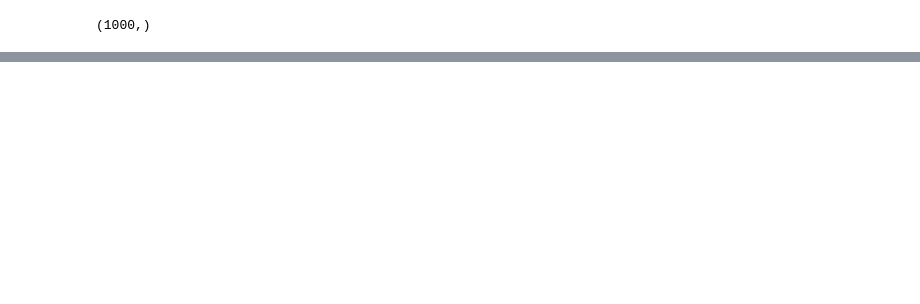
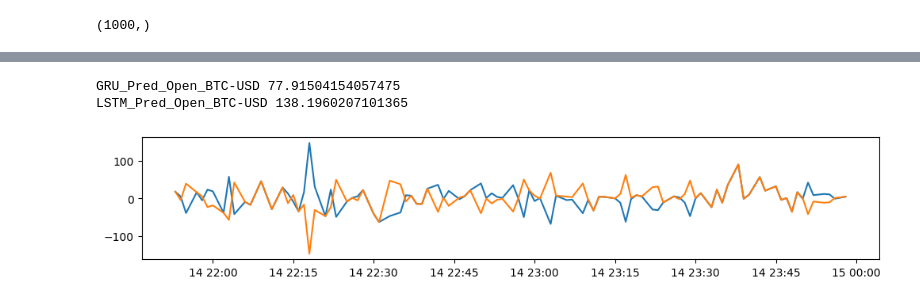
Before and after one commit to IlayeeSade/TINGS, a Jupyter notebook: Stock_methods.ipynb, the cells around one changed output, grey strips where cells are left out. Cells and saved outputs as stored; diff of their text form; code cells hidden in the pictures; blank space fills up the shorter version.

```diff
--- a/Stock_methods.ipynb
+++ b/Stock_methods.ipynb
@@ -286,0 +331,17 @@ plt.show()
+# %%
+stock_real_movement = stock_data['Close_BTC-USD'].iloc[-last_check_idx] * (1 + df_pred.iloc[:, 0]).cumprod()
+# %%
+# Supposedly profit form selling when future is dim, buying when its pink, each 2mins starting over.
+for col in df_pred.columns[1:]:
+    print(col, (np.sign(df_pred[col])[1:] * stock_real_movement.diff()[1:]).sum())
+# %% [output]
+GRU_Pred_Open_BTC-USD 77.91504154057475
+LSTM_Pred_Open_BTC-USD 138.1960207101365
+# %%
+plt.figure(figsize=(12, 2))
+for col in df_pred.columns[1:]:
+    (np.sign(df_pred[col])[1:] * stock_real_movement.diff()[1:])
+    plt.plot(timeline[1:], , label=col)
+    plt.plot
+# %% [output]
+[figure, added]
```
Also changed, not shown: parts of 18 cells of this notebook.
